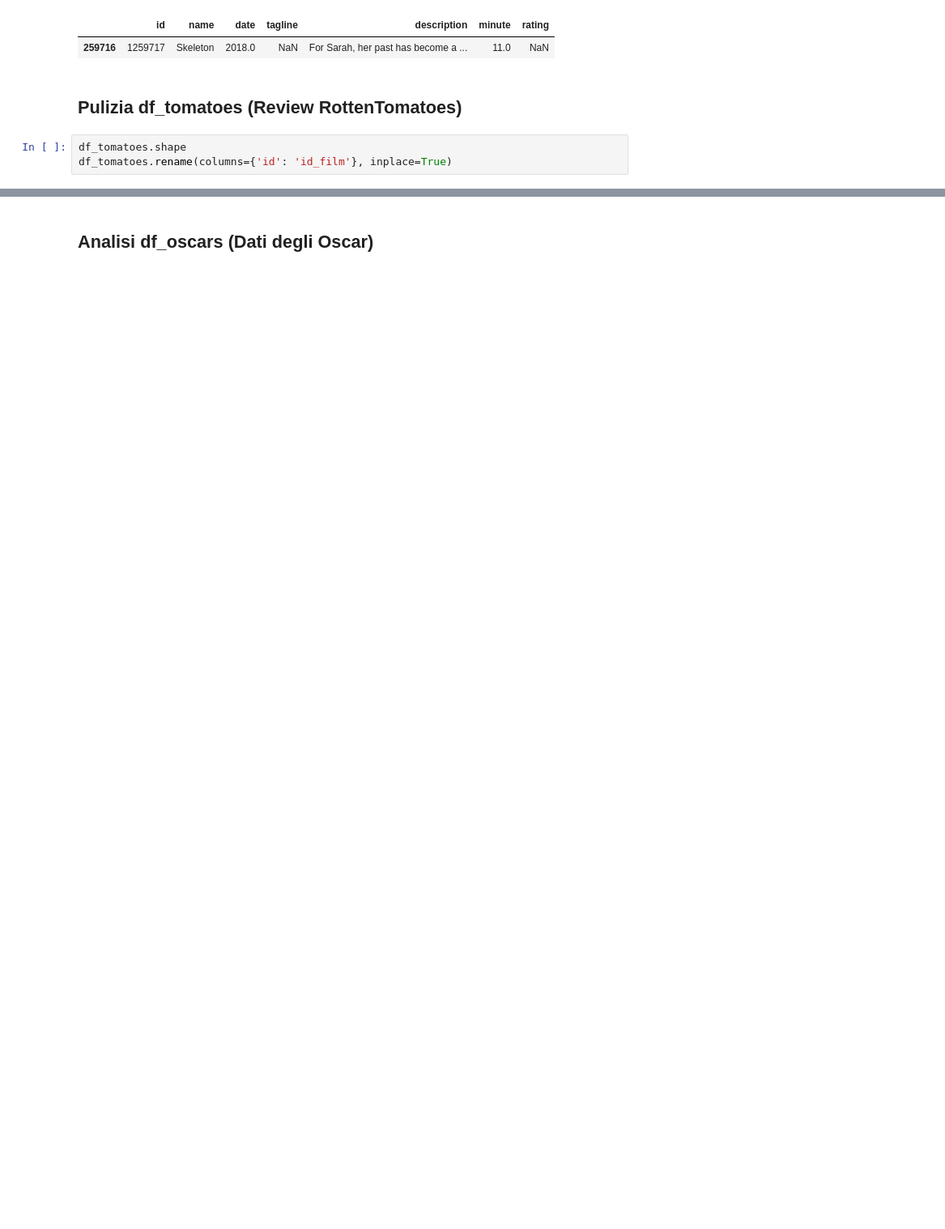
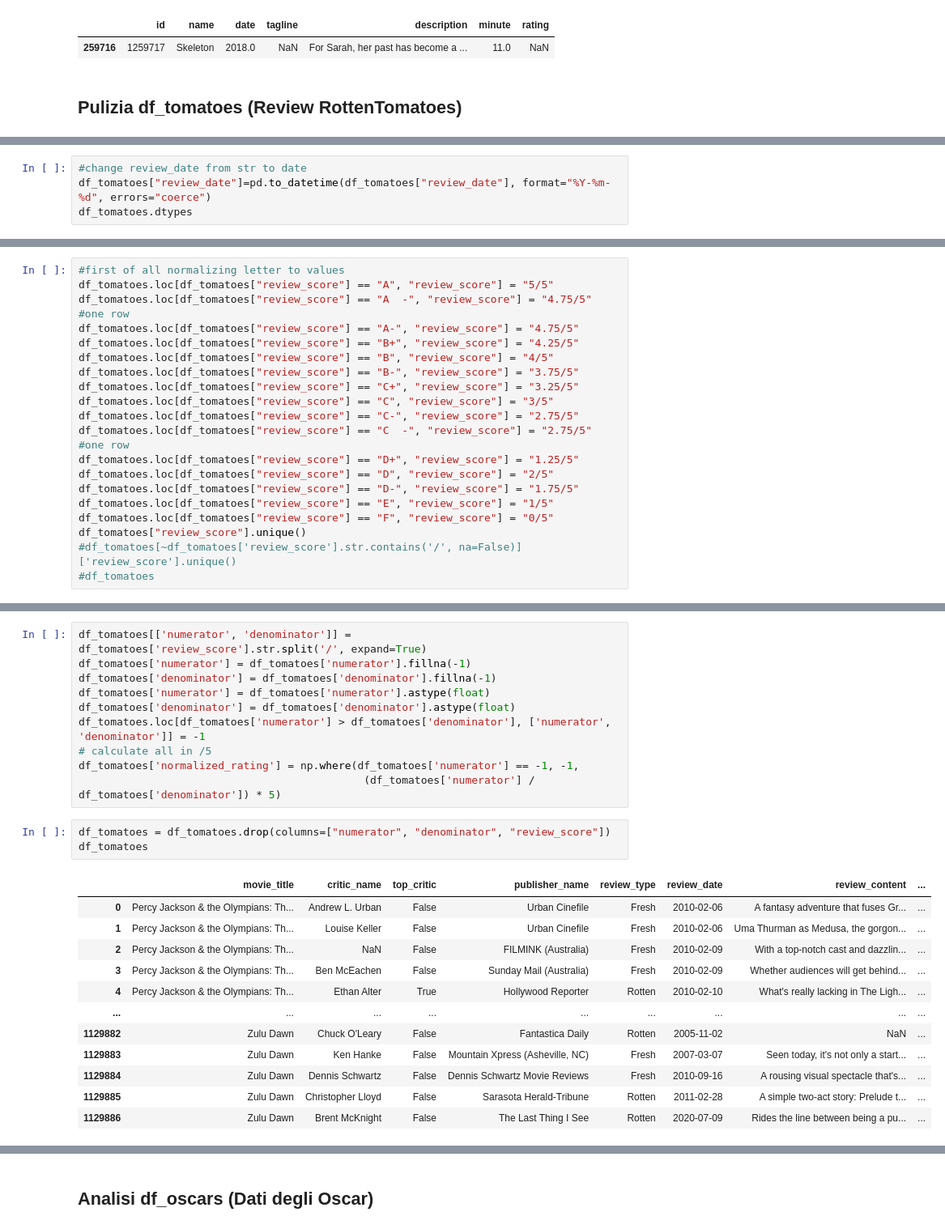
Before and after one commit to GabrieBu/freshcarrots, a Jupyter notebook: ium_Notebook/Cleaning.ipynb, the cells around one changed output, grey strips where cells are left out. Shown at 81% size. Drawn from its saved outputs; the diff is of its cells as text; blank space fills up the shorter version.

```diff
--- a/ium_Notebook/Cleaning.ipynb
+++ b/ium_Notebook/Cleaning.ipynb
@@ -443,6 +443,3 @@ df_movies.loc[df_movies["id"]==1259717]
 | 259716 | 1259717 | Skeleton | 2018.0 | NaN | For Sarah, her past has become a ... | 11.0 | NaN |
 # %% [markdown]
 ## Pulizia df_tomatoes (Review RottenTomatoes)
-# %%
-df_tomatoes.shape
-df_tomatoes.rename(columns={'id': 'id_film'}, inplace=True)
@@ -497,0 +462,4 @@ df_tomatoes.head(200)
+# %%
+#change review_date from str to date
+df_tomatoes["review_date"]=pd.to_datetime(df_tomatoes["review_date"], format="%Y-%m-%d", errors="coerce")
+df_tomatoes.dtypes
@@ -497,0 +478,20 @@ df_tomatoes.head(200)
+# %%
+#first of all normalizing letter to values
+df_tomatoes.loc[df_tomatoes["review_score"] == "A", "review_score"] = "5/5"
+df_tomatoes.loc[df_tomatoes["review_score"] == "A  -", "review_score"] = "4.75/5" #one row
+df_tomatoes.loc[df_tomatoes["review_score"] == "A-", "review_score"] = "4.75/5"
+df_tomatoes.loc[df_tomatoes["review_score"] == "B+", "review_score"] = "4.25/5"
+df_tomatoes.loc[df_tomatoes["review_score"] == "B", "review_score"] = "4/5"
+df_tomatoes.loc[df_tomatoes["review_score"] == "B-", "review_score"] = "3.75/5"
+df_tomatoes.loc[df_tomatoes["review_score"] == "C+", "review_score"] = "3.25/5"
+df_tomatoes.loc[df_tomatoes["review_score"] == "C", "review_score"] = "3/5"
+df_tomatoes.loc[df_tomatoes["review_score"] == "C-", "review_score"] = "2.75/5"
+df_tomatoes.loc[df_tomatoes["review_score"] == "C  -", "review_score"] = "2.75/5" #one row
+df_tomatoes.loc[df_tomatoes["review_score"] == "D+", "review_score"] = "1.25/5"
+df_tomatoes.loc[df_tomatoes["review_score"] == "D", "review_score"] = "2/5"
+df_tomatoes.loc[df_tomatoes["review_score"] == "D-", "review_score"] = "1.75/5"
+df_tomatoes.loc[df_tomatoes["review_score"] == "E", "review_score"] = "1/5"
+df_tomatoes.loc[df_tomatoes["review_score"] == "F", "review_score"] = "0/5"
+df_tomatoes["review_score"].unique()
+#df_tomatoes[~df_tomatoes['review_score'].str.contains('/', na=False)]['review_score'].unique()
+#df_tomatoes
@@ -497,0 +516,26 @@ df_tomatoes.head(200)
+# %%
+df_tomatoes[['numerator', 'denominator']] = df_tomatoes['review_score'].str.split('/', expand=True)
+df_tomatoes['numerator'] = df_tomatoes['numerator'].fillna(-1)
+df_tomatoes['denominator'] = df_tomatoes['denominator'].fillna(-1)
+df_tomatoes['numerator'] = df_tomatoes['numerator'].astype(float)
+df_tomatoes['denominator'] = df_tomatoes['denominator'].astype(float)
+df_tomatoes.loc[df_tomatoes['numerator'] > df_tomatoes['denominator'], ['numerator', 'denominator']] = -1
+# calculate all in /5
+df_tomatoes['normalized_rating'] = np.where(df_tomatoes['numerator'] == -1, -1,
+                                             (df_tomatoes['numerator'] / df_tomatoes['denominator']) * 5)
+# %%
+df_tomatoes = df_tomatoes.drop(columns=["numerator", "denominator", "review_score"])
+df_tomatoes
+# %% [output]
+|  | movie_title | critic_name | top_critic | publisher_name | review_type | review_date | review_content | ... |
+| 0 | Percy Jackson & the Olympians: Th... | Andrew L. Urban | False | Urban Cinefile | Fresh | 2010-02-06 | A fantasy adventure that fuses Gr... | ... |
+| 1 | Percy Jackson & the Olympians: Th... | Louise Keller | False | Urban Cinefile | Fresh | 2010-02-06 | Uma Thurman as Medusa, the gorgon... | ... |
+| 2 | Percy Jackson & the Olympians: Th... | NaN | False | FILMINK (Australia) | Fresh | 2010-02-09 | With a top-notch cast and dazzlin... | ... |
+| 3 | Percy Jackson & the Olympians: Th... | Ben McEachen | False | Sunday Mail (Australia) | Fresh | 2010-02-09 | Whether audiences will get behind... | ... |
+| 4 | Percy Jackson & the Olympians: Th... | Ethan Alter | True | Hollywood Reporter | Rotten | 2010-02-10 | What's really lacking in The Ligh... | ... |
+| ... | ... | ... | ... | ... | ... | ... | ... | ... |
+| 1129882 | Zulu Dawn | Chuck O'Leary | False | Fantastica Daily | Rotten | 2005-11-02 | NaN | ... |
+| 1129883 | Zulu Dawn | Ken Hanke | False | Mountain Xpress (Asheville, NC) | Fresh | 2007-03-07 | Seen today, it's not only a start... | ... |
+| 1129884 | Zulu Dawn | Dennis Schwartz | False | Dennis Schwartz Movie Reviews | Fresh | 2010-09-16 | A rousing visual spectacle that's... | ... |
+| 1129885 | Zulu Dawn | Christopher Lloyd | False | Sarasota Herald-Tribune | Rotten | 2011-02-28 | A simple two-act story: Prelude t... | ... |
+| 1129886 | Zulu Dawn | Brent McKnight | False | The Last Thing I See | Rotten | 2020-07-09 | Rides the line between being a pu... | ... |
```
Also changed, not shown: parts of 18 cells of this notebook.
